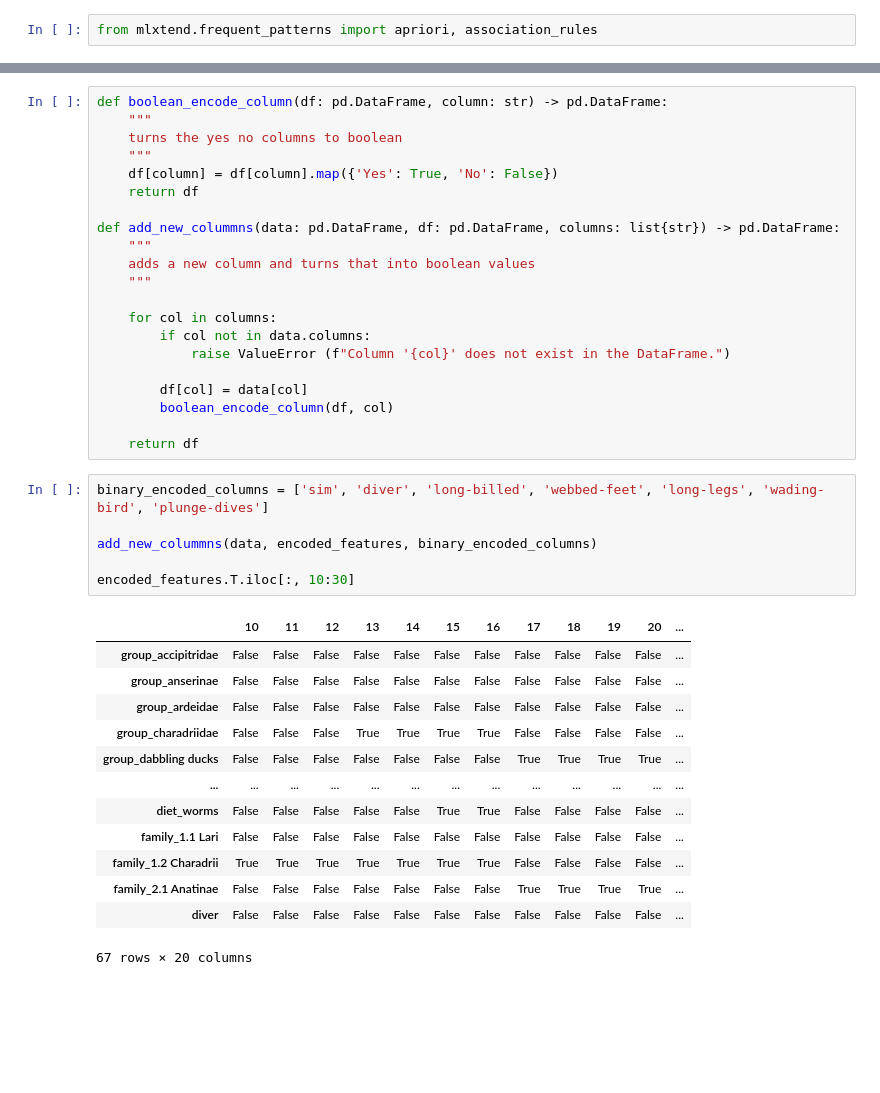
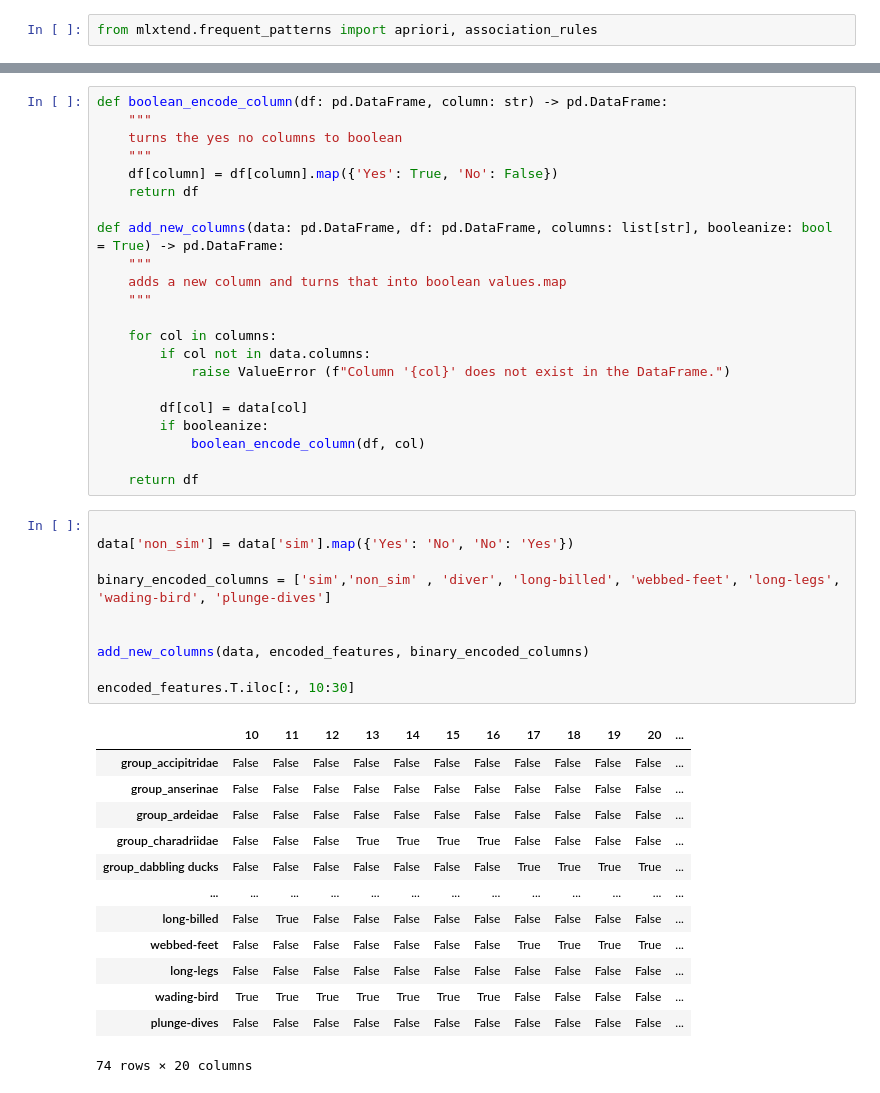
Before and after one commit to ancuongnguyen07/CS-E4650, a Jupyter notebook: hw3/code/solution_hw3.ipynb, the cells around one changed output, grey strips where cells are left out. Cells and saved outputs as stored; diff of their text form; blank space fills up the shorter version.

```diff
--- a/hw3/code/solution_hw3.ipynb
+++ b/hw3/code/solution_hw3.ipynb
@@ -417,9 +331,9 @@ def boolean_encode_column(df: pd.DataFrame, column: str) -> pd.DataFrame:
     df[column] = df[column].map({'Yes': True, 'No': False})
     return df
 
-def add_new_colummns(data: pd.DataFrame, df: pd.DataFrame, columns: list{str}) -> pd.DataFrame:
+def add_new_columns(data: pd.DataFrame, df: pd.DataFrame, columns: list[str], booleanize: bool = True) -> pd.DataFrame:
     """
-    adds a new column and turns that into boolean values
+    adds a new column and turns that into boolean values.map
     """
 
     for col in columns:
@@ -427,26 +341,31 @@ def add_new_colummns(data: pd.DataFrame, df: pd.DataFrame, columns: list{str}) -
             raise ValueError (f"Column '{col}' does not exist in the DataFrame.")
 
         df[col] = data[col]
-        boolean_encode_column(df, col)
+        if booleanize:
+            boolean_encode_column(df, col)
 
     return df
 # %%
-binary_encoded_columns = ['sim', 'diver', 'long-billed', 'webbed-feet', 'long-legs', 'wading-bird', 'plunge-dives']
 
-add_new_colummns(data, encoded_features, binary_encoded_columns)
+data['non_sim'] = data['sim'].map({'Yes': 'No', 'No': 'Yes'})
+
+binary_encoded_columns = ['sim','non_sim' , 'diver', 'long-billed', 'webbed-feet', 'long-legs', 'wading-bird', 'plunge-dives']
+
+
+add_new_columns(data, encoded_features, binary_encoded_columns)
 
 encoded_features.T.iloc[:, 10:30]
 # %% [output]
 |  | 10 | 11 | 12 | 13 | 14 | 15 | 16 | 17 | 18 | 19 | 20 | ... |
 | group_accipitridae | False | False | False | False | False | False | False | False | False | False | False | ... |
 | group_anserinae | False | False | False | False | False | False | False | False | False | False | False | ... |
 | group_ardeidae | False | False | False | False | False | False | False | False | False | False | False | ... |
 | group_charadriidae | False | False | False | True | True | True | True | False | False | False | False | ... |
 | group_dabbling ducks | False | False | False | False | False | False | False | True | True | True | True | ... |
 | ... | ... | ... | ... | ... | ... | ... | ... | ... | ... | ... | ... | ... |
-| diet_worms | False | False | False | False | False | True | True | False | False | False | False | ... |
-| family_1.1 Lari | False | False | False | False | False | False | False | False | False | False | False | ... |
-| family_1.2 Charadrii | True | True | True | True | True | True | True | False | False | False | False | ... |
-| family_2.1 Anatinae | False | False | False | False | False | False | False | True | True | True | True | ... |
-| diver | False | False | False | False | False | False | False | False | False | False | False | ... |
+| long-billed | False | True | False | False | False | False | False | False | False | False | False | ... |
+| webbed-feet | False | False | False | False | False | False | False | True | True | True | True | ... |
+| long-legs | False | False | False | False | False | False | False | False | False | False | False | ... |
+| wading-bird | True | True | True | True | True | True | True | False | False | False | False | ... |
+| plunge-dives | False | False | False | False | False | False | False | False | False | False | False | ... |
-67 rows × 20 columns
+74 rows × 20 columns
```
Also changed, not shown: parts of 16 cells of this notebook.
